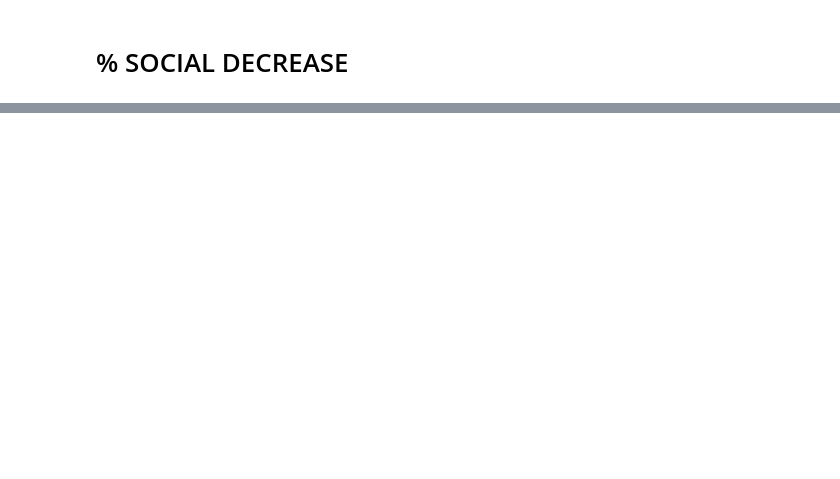
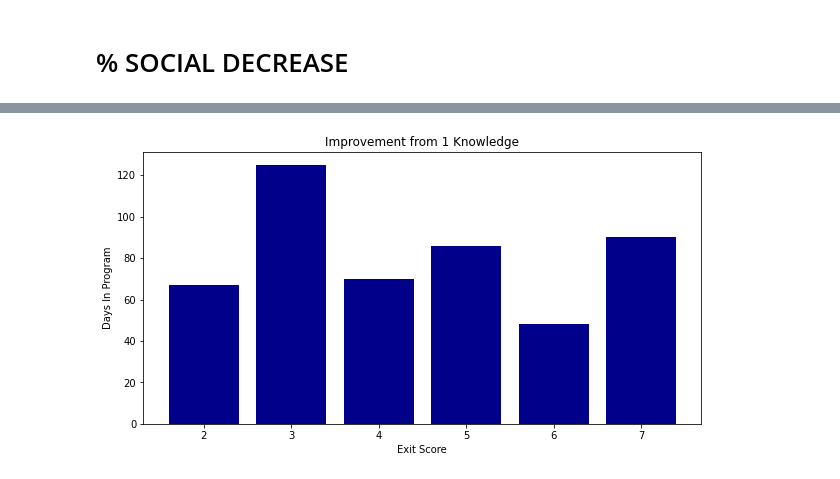
Before and after one commit to NSS-Data-Analytics-Cohort-7/didd-an-array-of-jorts, a Jupyter notebook: notebooks/Untitled4.ipynb, the cells around one changed output, grey strips where cells are left out. Cells and saved outputs as stored; diff of their text form; code cells hidden in the pictures; blank space fills up the shorter version.

```diff
--- a/notebooks/Untitled4.ipynb
+++ b/notebooks/Untitled4.ipynb
@@ -698,0 +1372,17 @@ plt.show()
+# %%
+#improvement from 1 knowledge
+knowledge = {'2': 67, '3': 125, '4': 70, '5': 86, '6': 48, '7': 90}
+
+Exit_Score = list(knowledge.keys())
+Days = list(knowledge.values())
+
+fig = plt.figure(figsize = (10, 5))
+
+plt.bar(Exit_Score, Days, color = 'darkblue')
+
+plt.xlabel('Exit Score')
+plt.ylabel('Days In Program')
+plt.title('Improvement from 1 Knowledge')
+plt.show()
+# %% [output]
+[figure, added]
```
Also changed, not shown: parts of 130 cells of this notebook.
